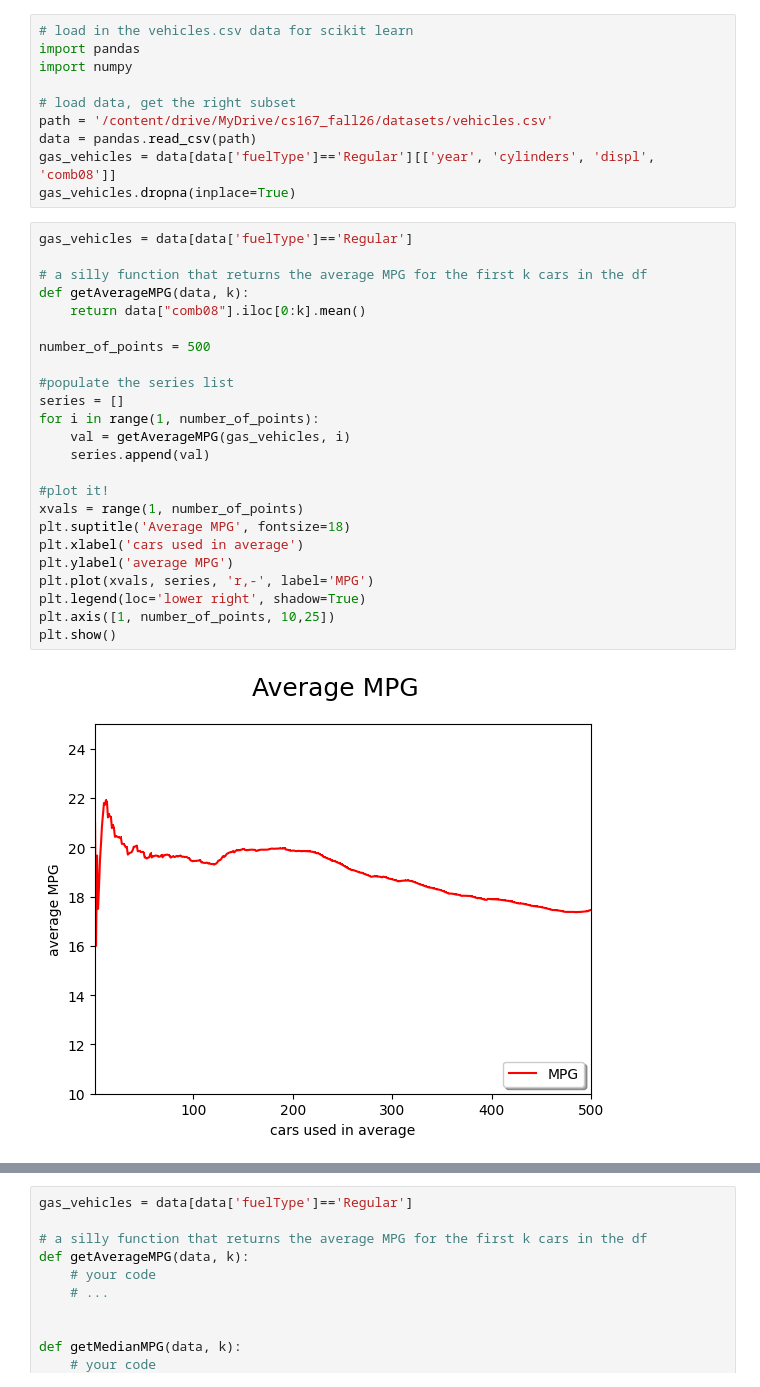
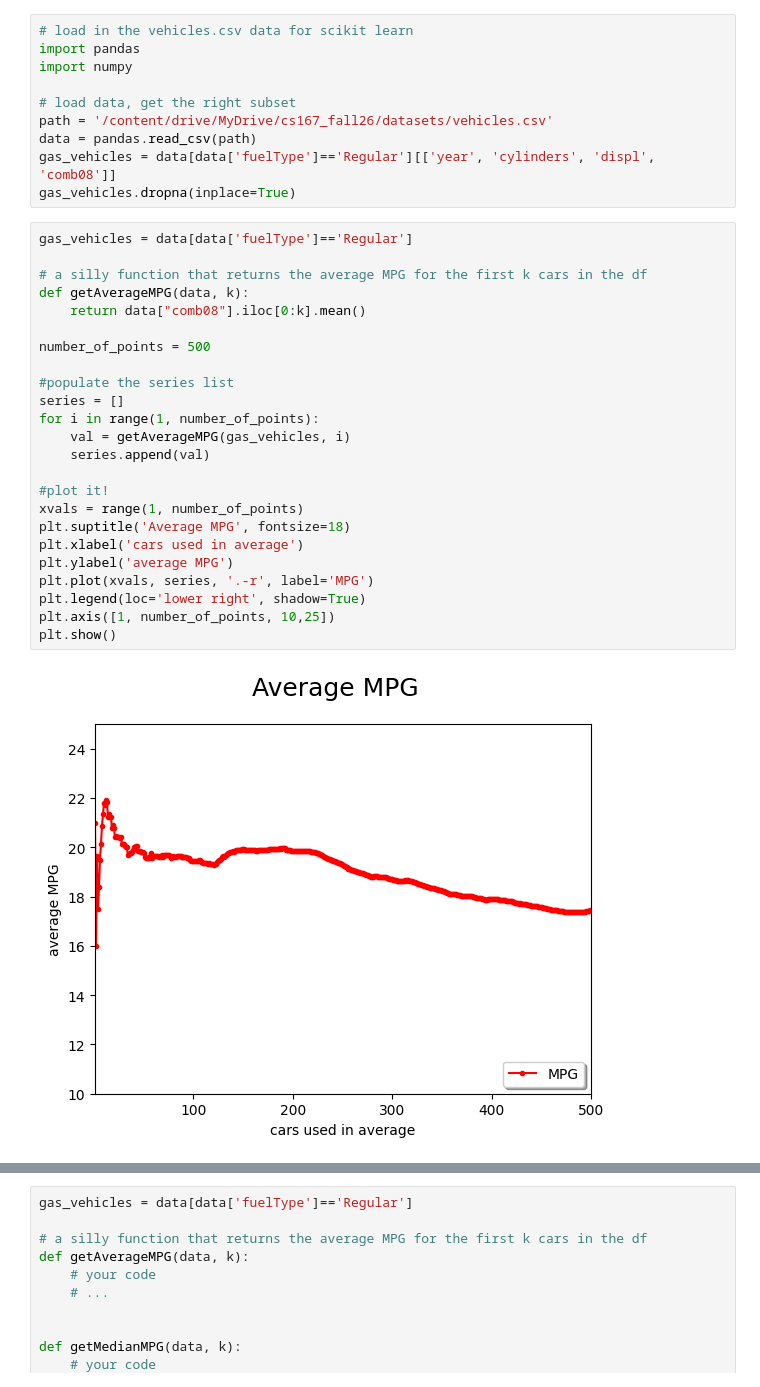
Before and after one commit to alimoorreza/CS167-fall26-notes, a Jupyter notebook: Day08_Graphplot.ipynb, the cells around one changed output, grey strips where cells are left out. Cells and saved outputs as stored; diff of their text form.

```diff
--- a/Day08_Graphplot.ipynb
+++ b/Day08_Graphplot.ipynb
@@ -69,29 +68,29 @@ gas_vehicles.dropna(inplace=True)
 # %%
 gas_vehicles = data[data['fuelType']=='Regular']
 
 # a silly function that returns the average MPG for the first k cars in the df
 def getAverageMPG(data, k):
     return data["comb08"].iloc[0:k].mean()
 
 number_of_points = 500
 
 #populate the series list
 series = []
 for i in range(1, number_of_points):
     val = getAverageMPG(gas_vehicles, i)
     series.append(val)
 
 #plot it!
 xvals = range(1, number_of_points)
 plt.suptitle('Average MPG', fontsize=18)
 plt.xlabel('cars used in average')
 plt.ylabel('average MPG')
-plt.plot(xvals, series, 'r,-', label='MPG')
+plt.plot(xvals, series, '.-r', label='MPG')
 plt.legend(loc='lower right', shadow=True)
 plt.axis([1, number_of_points, 10,25])
 plt.show()
 # %% [output]
-[figure, old version]
+[figure, new version]
 # %% [markdown]
 # 💬 Exercise #1:
 
```
Also changed, not shown: parts of 3 cells of this notebook.
